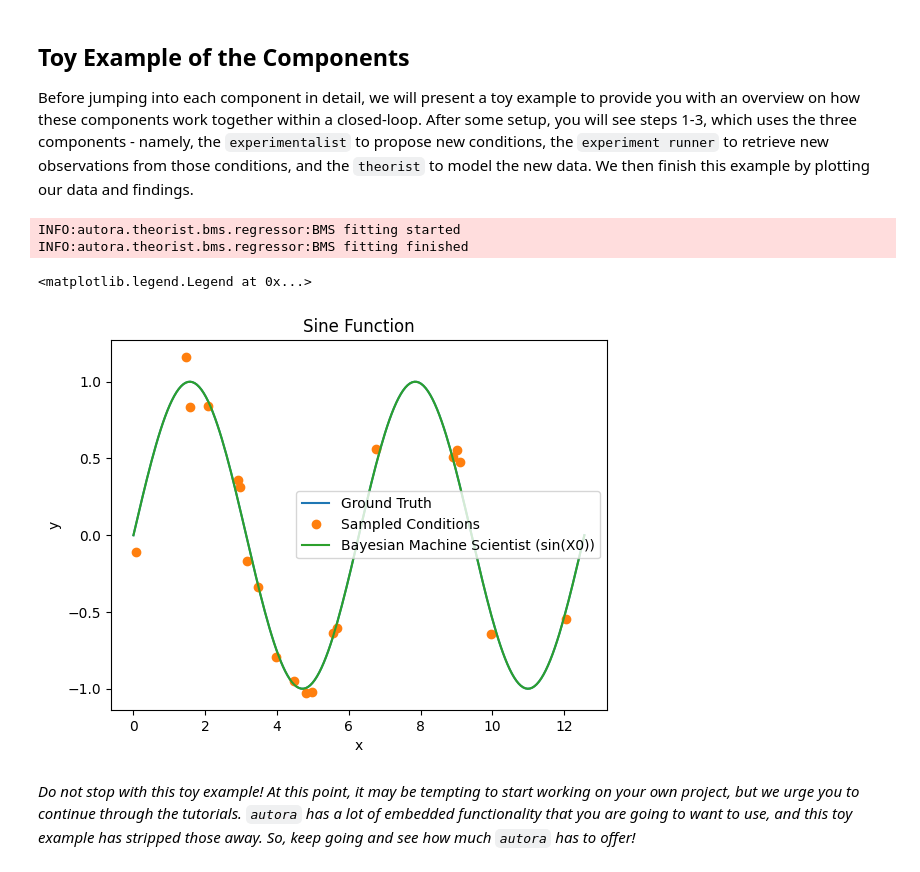
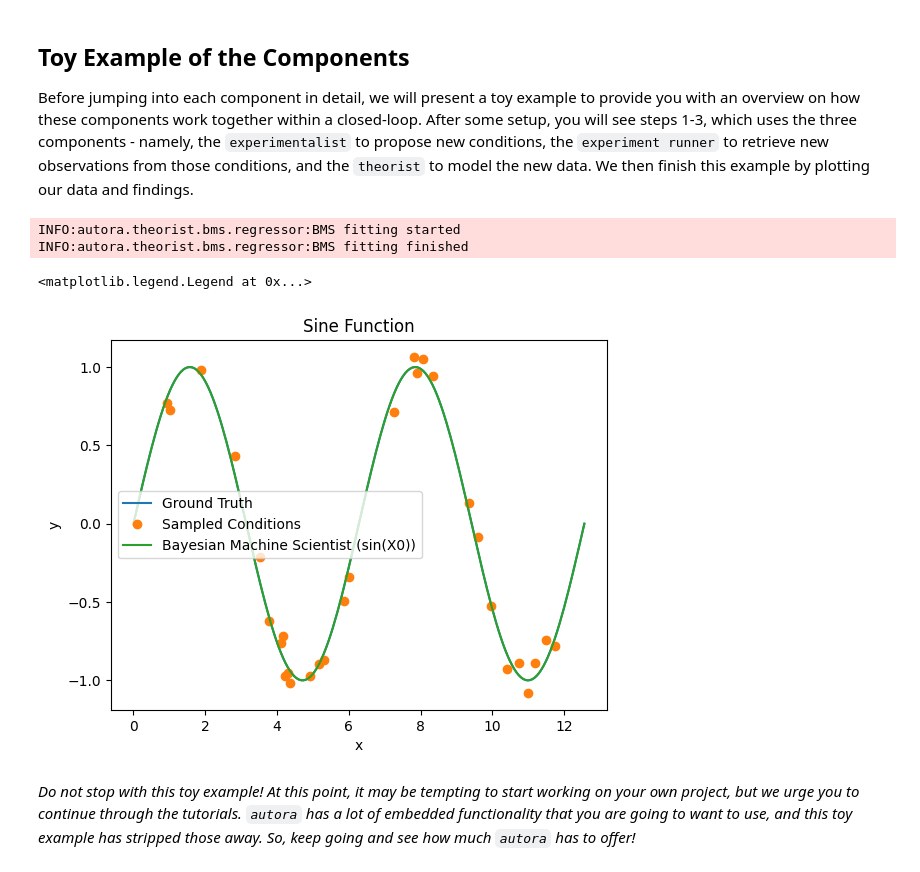
Before and after one commit to AutoResearch/autora, a Jupyter notebook: docs/tutorials/basic/Tutorial-I-Components.ipynb, the cells around one changed output. Saved outputs shown, nothing was run; the diff lists cells and outputs as text; code cells hidden in the pictures.

```diff
--- a/docs/tutorials/basic/Tutorial-I-Components.ipynb
+++ b/docs/tutorials/basic/Tutorial-I-Components.ipynb
@@ -68,7 +68,6 @@ Each of these components automates a process of the scientific method that is ge
 Before jumping into each component in detail, we will present a toy example to provide you with an overview on how these components work together within a closed-loop. After some setup, you will see steps 1-3, which uses the three components - namely, the `experimentalist` to propose new conditions, the `experiment runner` to retrieve new observations from those conditions, and the `theorist` to model the new data. We then finish this example by plotting our data and findings.
 # %%
 #Setup: Import modules
-import numpy as np
 import matplotlib.pyplot as plt
 from autora.theorist.bms import BMSRegressor
 from autora.experimentalist.random import random_sample #Note that this sampler is embedded within the autora-core module and so does not need to be explicitly installed
@@ -77,36 +76,36 @@ from autora.experimentalist.random import random_sample #Note that this sampler
 ground_truth = lambda x: np.sin(x) #Define a ground truth model that we will attempt to recover - here a sine wave
 initial_X = np.linspace(0, 4 * np.pi, 200) #Define initial data
 
 #Step 1: EXPERIMENTALIST: Sample using the experimentalist
-new_conditions = random_sample(initial_X, num_samples = 20)
+new_conditions = random_sample(initial_X, num_samples=30)
 new_conditions = np.array(new_conditions).reshape(-1,1) #Turn variable into a 2D array
 
 #Step 2: EXPERIMENT RUNNER: Define and then obtain observations using the experiment runner
 run_experiment = lambda x: ground_truth(x) + np.random.normal(0, 0.1, size=x.shape) #Define the runner, which here is simply the ground truth with noise
 new_observations = run_experiment(new_conditions) #Obtain observations from the runner for the conditions proposed by the experimentalist
 new_observations = new_observations.reshape(-1,1) #Turn variable into a 2D array
 
 #Step 3: THEORIST: Initiate and fit a model using the theorist
 theorist_bms = BMSRegressor(epochs=100) #Initiate the BMS theorist
-theorist_bms.fit(new_conditions, new_observations, seed=42) #Fit a model to the data
+theorist_bms.fit(new_conditions, new_observations) #Fit a model to the data
 
 #Wrap-Up: Plot data and model
 sort_index = np.argsort(new_conditions, axis=0)[:,0] #We will first sort our data
 new_conditions = new_conditions[sort_index,:]
 new_observations = new_observations[sort_index,:]
 
 plt.plot(initial_X, ground_truth(initial_X), label='Ground Truth')
 plt.plot(new_conditions, new_observations, 'o', label='Sampled Conditions')
 plt.plot(initial_X, theorist_bms.predict(initial_X.reshape(-1,1)), label=f'Bayesian Machine Scientist ({theorist_bms.repr()})')
 plt.xlabel('x')
 plt.ylabel('y')
 plt.title('Sine Function')
 plt.legend()
 # %% [output]
 INFO:autora.theorist.bms.regressor:BMS fitting started
 INFO:autora.theorist.bms.regressor:BMS fitting finished
 <matplotlib.legend.Legend at 0x...>
-[figure, old version]
+[figure, new version]
 # %% [markdown]
 *Do not stop with this toy example! At this point, it may be tempting to start working on your own project, but we urge you to continue through the tutorials. ``autora`` has a lot of embedded functionality that you are going to want to use, and this toy example has stripped those away. So, keep going and see how much ``autora`` has to offer!*
 # %% [markdown]
```
Also changed, not shown: parts of 10 cells of this notebook, 1 other file.
